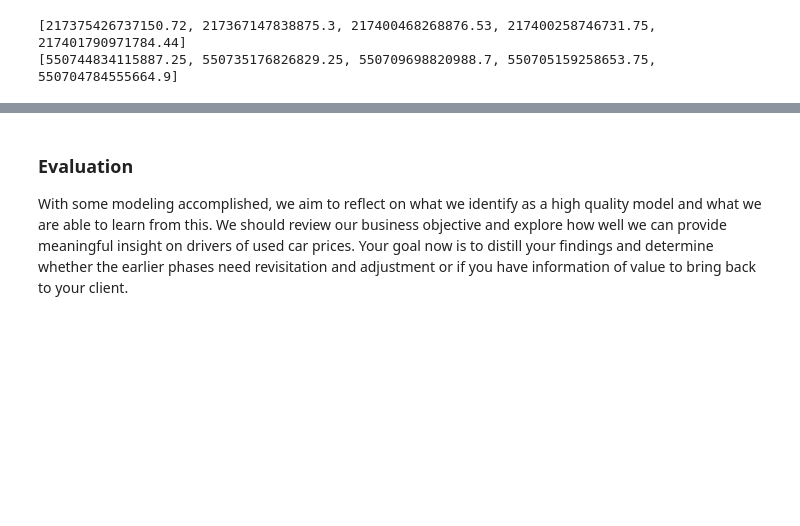
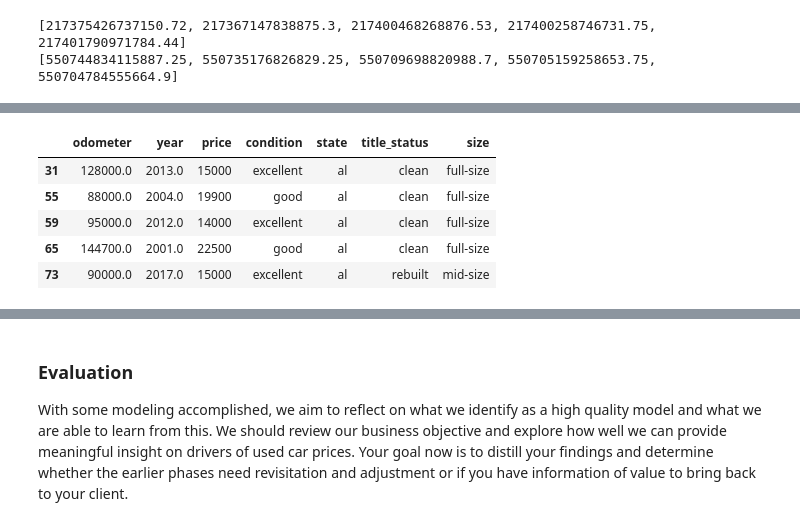
Before and after one commit to srideviaishwariya/rainier, a Jupyter notebook: practical_application_II_starter/prompt_II.ipynb, the cells around one changed output, grey strips where cells are left out. Saved outputs shown, nothing was run; the diff lists cells and outputs as text; code cells hidden in the pictures; blank space fills up the shorter version.

```diff
--- a/practical_application_II_starter/prompt_II.ipynb
+++ b/practical_application_II_starter/prompt_II.ipynb
@@ -1253,0 +1278,14 @@ print(test_mses)
+# %%
+df_filtered = df.filter(items=['odometer','year','price','condition','state','title_status','size'])
+df_filtered = df_filtered.dropna()
+df_filtered = df_filtered.drop(df_filtered[(df_filtered['odometer'] == 0) & (df_filtered['price'] == 0)].index)
+df_filtered = df_filtered.drop(df_filtered[(df_filtered['price'] == 0)].index)
+result = f150_df.sort_values('odometer', ascending=True)
+df_filtered.head()
+# %% [output]
+|  | odometer | year | price | condition | state | title_status | size |
+| 31 | 128000.0 | 2013.0 | 15000 | excellent | al | clean | full-size |
+| 55 | 88000.0 | 2004.0 | 19900 | good | al | clean | full-size |
+| 59 | 95000.0 | 2012.0 | 14000 | excellent | al | clean | full-size |
+| 65 | 144700.0 | 2001.0 | 22500 | good | al | clean | full-size |
+| 73 | 90000.0 | 2017.0 | 15000 | excellent | al | rebuilt | mid-size |
```
Also changed, not shown: parts of 16 cells of this notebook.
